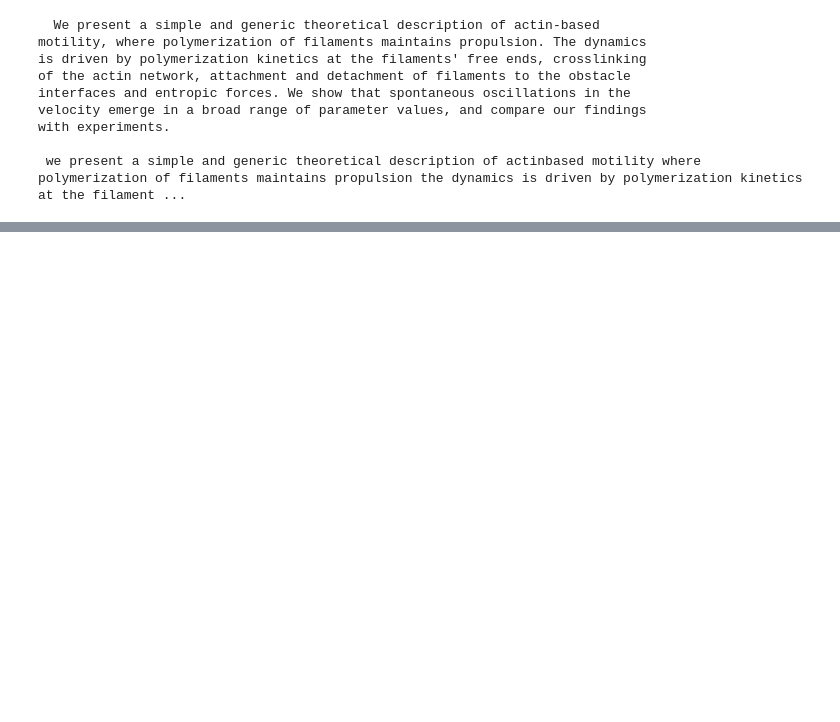
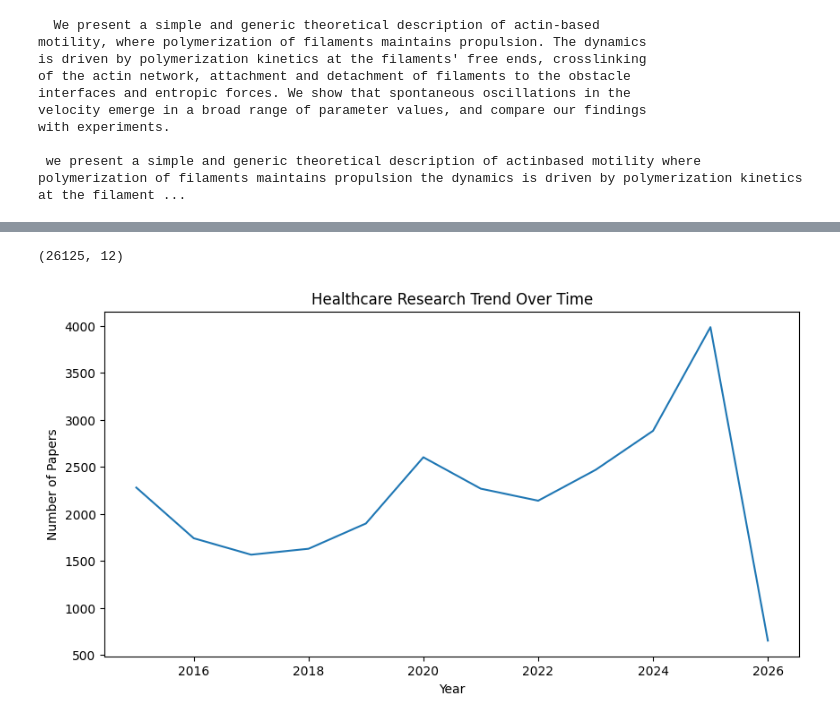
Before and after one commit to Raj-verma08/AI-RESEARCH-PAPER-LITERATURE-ANALIYZER, a Jupyter notebook: project.ipynb, the cells around one changed output, grey strips where cells are left out. Drawn from its saved outputs; the diff is of its cells as text; code cells hidden in the pictures; blank space fills up the shorter version.

```diff
--- a/project.ipynb
+++ b/project.ipynb
@@ -232,0 +281,2 @@ with experiments.
+# %%
+healthcare_df= pd.read_csv('F:\major project\medical_with_labels.csv')
@@ -232,0 +315,25 @@ with experiments.
+# %%
+healthcare_df = healthcare_df[
+    healthcare_df["healthcare_label"] == 1
+]
+# %%
+healthcare_df.shape
+# %% [output]
+(26125, 12)
+# %%
+import matplotlib.pyplot as plt
+import seaborn as sns
+healthcare_df["year"] = pd.to_datetime(
+    healthcare_df["update_date"]
+).dt.year
+
+trend = healthcare_df.groupby("year").size()
+
+plt.figure(figsize=(10,5))
+trend.plot()
+plt.title("Healthcare Research Trend Over Time")
+plt.xlabel("Year")
+plt.ylabel("Number of Papers")
+plt.show()
+# %% [output]
+[figure, added]
```
Also changed, not shown: parts of 7 cells of this notebook.
